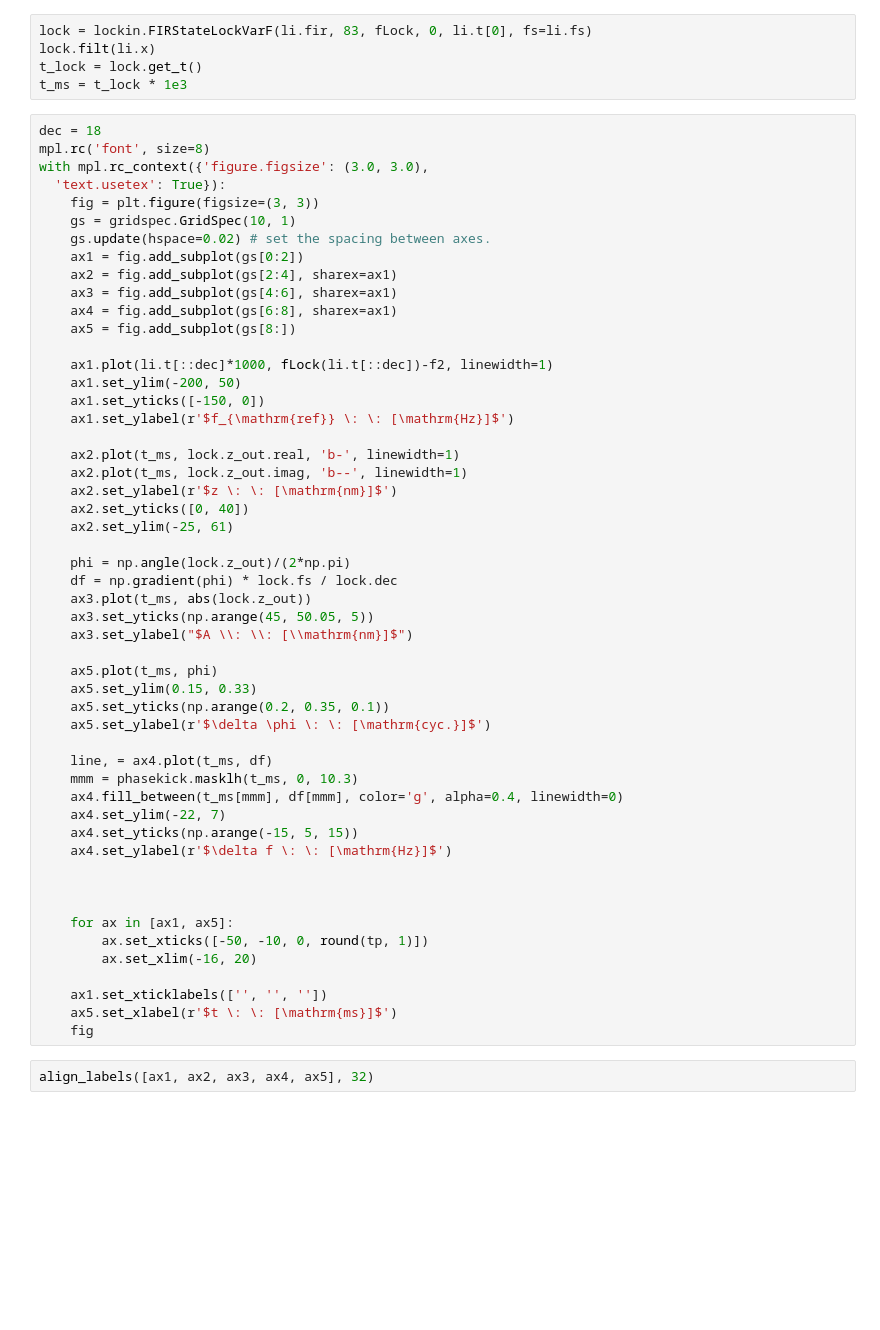
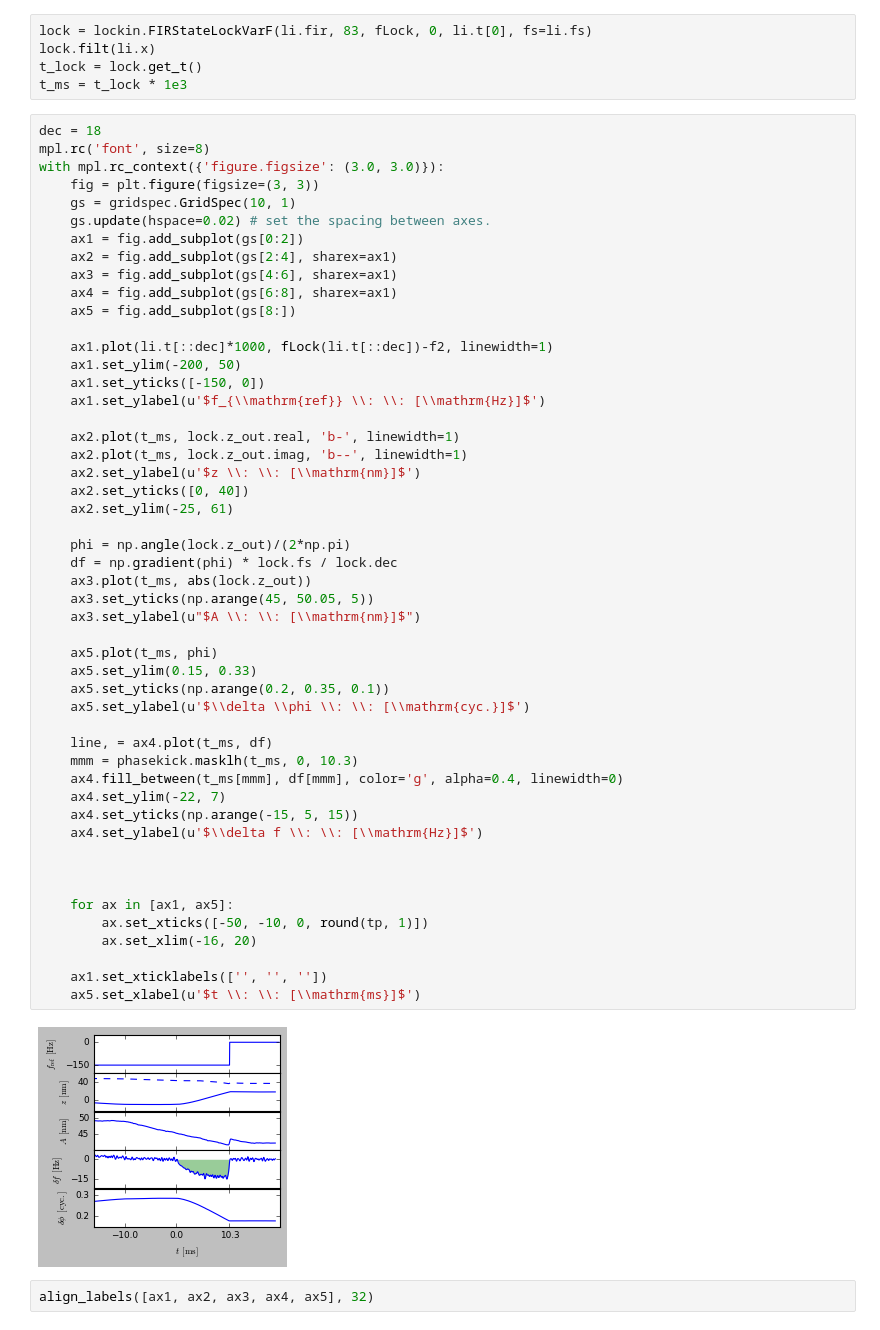
Before and after one commit to ryanpdwyer/1605-phasekick, a Jupyter notebook: figs_scripts/022-fig2-variable-frequency-lock-in.ipynb, the cells around one changed output. Cells and saved outputs as stored; diff of their text form; blank space fills up the shorter version.

```diff
--- a/figs_scripts/022-fig2-variable-frequency-lock-in.ipynb
+++ b/figs_scripts/022-fig2-variable-frequency-lock-in.ipynb
@@ -161,8 +161,7 @@ t_ms = t_lock * 1e3
 # %%
 dec = 18
 mpl.rc('font', size=8)
-with mpl.rc_context({'figure.figsize': (3.0, 3.0),
-  'text.usetex': True}):
+with mpl.rc_context({'figure.figsize': (3.0, 3.0)}):
     fig = plt.figure(figsize=(3, 3))
     gs = gridspec.GridSpec(10, 1)
     gs.update(hspace=0.02) # set the spacing between axes.
@@ -175,41 +174,42 @@ with mpl.rc_context({'figure.figsize': (3.0, 3.0),
     ax1.plot(li.t[::dec]*1000, fLock(li.t[::dec])-f2, linewidth=1)
     ax1.set_ylim(-200, 50)
     ax1.set_yticks([-150, 0])
-    ax1.set_ylabel(r'$f_{\mathrm{ref}} \: \: [\mathrm{Hz}]$')
+    ax1.set_ylabel(u'$f_{\\mathrm{ref}} \\: \\: [\\mathrm{Hz}]$')
 
     ax2.plot(t_ms, lock.z_out.real, 'b-', linewidth=1)
     ax2.plot(t_ms, lock.z_out.imag, 'b--', linewidth=1)
-    ax2.set_ylabel(r'$z \: \: [\mathrm{nm}]$')
+    ax2.set_ylabel(u'$z \\: \\: [\\mathrm{nm}]$')
     ax2.set_yticks([0, 40])
     ax2.set_ylim(-25, 61)
 
     phi = np.angle(lock.z_out)/(2*np.pi)
     df = np.gradient(phi) * lock.fs / lock.dec
     ax3.plot(t_ms, abs(lock.z_out))
     ax3.set_yticks(np.arange(45, 50.05, 5))
-    ax3.set_ylabel("$A \\: \\: [\\mathrm{nm}]$")
+    ax3.set_ylabel(u"$A \\: \\: [\\mathrm{nm}]$")
 
     ax5.plot(t_ms, phi)
     ax5.set_ylim(0.15, 0.33)
     ax5.set_yticks(np.arange(0.2, 0.35, 0.1))
-    ax5.set_ylabel(r'$\delta \phi \: \: [\mathrm{cyc.}]$')
+    ax5.set_ylabel(u'$\\delta \\phi \\: \\: [\\mathrm{cyc.}]$')
 
     line, = ax4.plot(t_ms, df)
     mmm = phasekick.masklh(t_ms, 0, 10.3)
     ax4.fill_between(t_ms[mmm], df[mmm], color='g', alpha=0.4, linewidth=0)
     ax4.set_ylim(-22, 7)
     ax4.set_yticks(np.arange(-15, 5, 15))
-    ax4.set_ylabel(r'$\delta f \: \: [\mathrm{Hz}]$')
+    ax4.set_ylabel(u'$\\delta f \\: \\: [\\mathrm{Hz}]$')
 
 
 
     for ax in [ax1, ax5]:
         ax.set_xticks([-50, -10, 0, round(tp, 1)])
         ax.set_xlim(-16, 20)
 
     ax1.set_xticklabels(['', '', ''])
-    ax5.set_xlabel(r'$t \: \: [\mathrm{ms}]$')
-    fig
+    ax5.set_xlabel(u'$t \\: \\: [\\mathrm{ms}]$')
+# %% [output]
+[figure, added]
 # %%
 align_labels([ax1, ax2, ax3, ax4, ax5], 32)
 # %%
```
Also changed, not shown: parts of 1 cell of this notebook, 5 other files.
